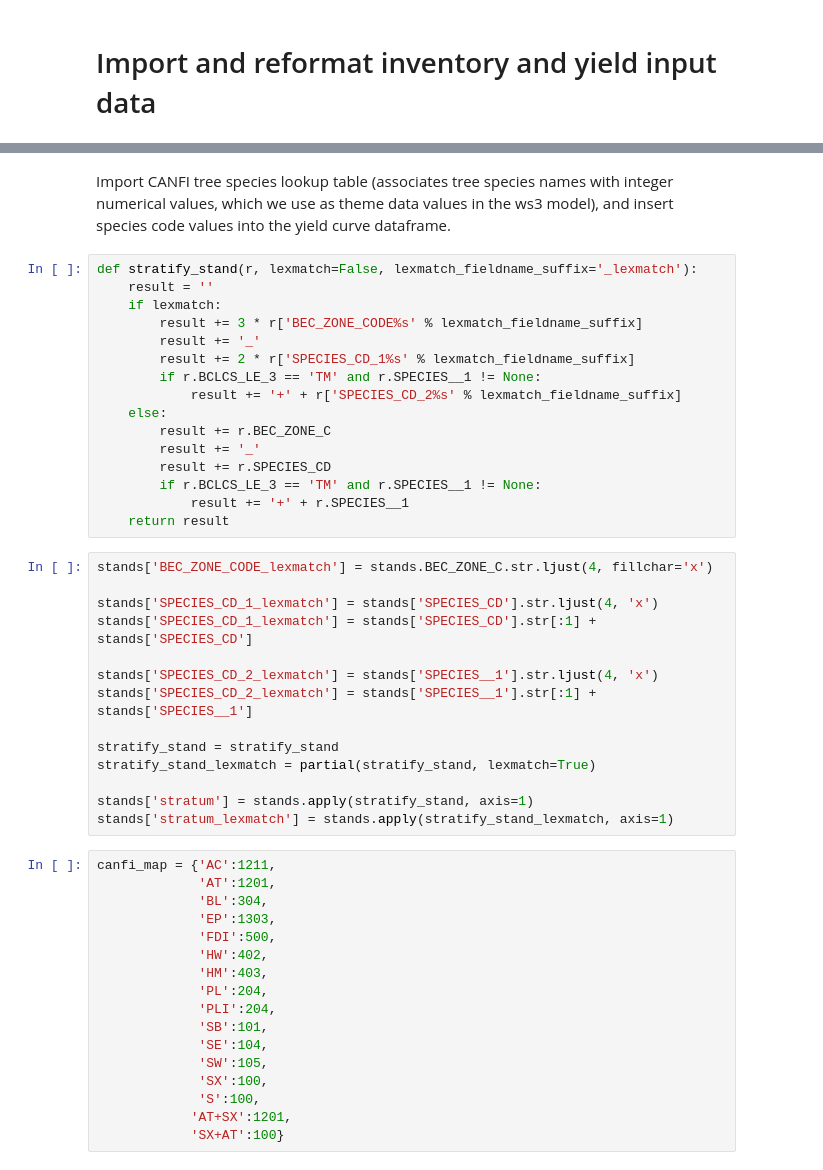
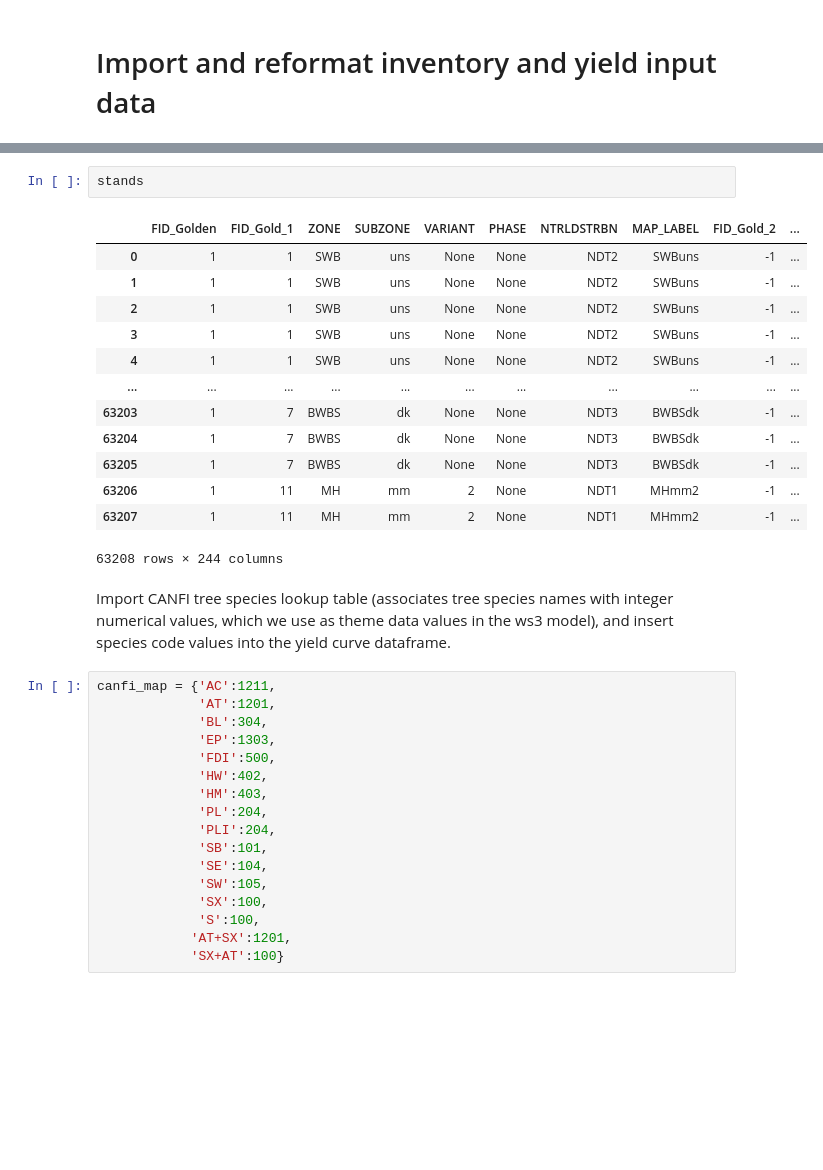
Before and after one commit to UBC-FRESH/nbds_mining, a Jupyter notebook: 00_woodstock_files_6theme.ipynb, the cells around one changed output, grey strips where cells are left out. Cells and saved outputs as stored; diff of their text form; blank space fills up the shorter version.

```diff
--- a/00_woodstock_files_6theme.ipynb
+++ b/00_woodstock_files_6theme.ipynb
@@ -56,35 +56,21 @@ It took 12.1 minutes to run this script.
+# %%
+stands
+# %% [output]
+|  | FID_Golden | FID_Gold_1 | ZONE | SUBZONE | VARIANT | PHASE | NTRLDSTRBN | MAP_LABEL | FID_Gold_2 | ... |
+| 0 | 1 | 1 | SWB | uns | None | None | NDT2 | SWBuns | -1 | ... |
+| 1 | 1 | 1 | SWB | uns | None | None | NDT2 | SWBuns | -1 | ... |
+| 2 | 1 | 1 | SWB | uns | None | None | NDT2 | SWBuns | -1 | ... |
+| 3 | 1 | 1 | SWB | uns | None | None | NDT2 | SWBuns | -1 | ... |
+| 4 | 1 | 1 | SWB | uns | None | None | NDT2 | SWBuns | -1 | ... |
+| ... | ... | ... | ... | ... | ... | ... | ... | ... | ... | ... |
+| 63203 | 1 | 7 | BWBS | dk | None | None | NDT3 | BWBSdk | -1 | ... |
+| 63204 | 1 | 7 | BWBS | dk | None | None | NDT3 | BWBSdk | -1 | ... |
+| 63205 | 1 | 7 | BWBS | dk | None | None | NDT3 | BWBSdk | -1 | ... |
+| 63206 | 1 | 11 | MH | mm | 2 | None | NDT1 | MHmm2 | -1 | ... |
+| 63207 | 1 | 11 | MH | mm | 2 | None | NDT1 | MHmm2 | -1 | ... |
+63208 rows × 244 columns
 # %% [markdown]
 Import CANFI tree species lookup table (associates tree species names with integer numerical values, which we use as theme data values in the ws3 model), and insert species code values into the yield curve dataframe.
-# %%
-def stratify_stand(r, lexmatch=False, lexmatch_fieldname_suffix='_lexmatch'):
-    result = ''
-    if lexmatch:
-        result += 3 * r['BEC_ZONE_CODE%s' % lexmatch_fieldname_suffix]
-        result += '_'
-        result += 2 * r['SPECIES_CD_1%s' % lexmatch_fieldname_suffix]
-        if r.BCLCS_LE_3 == 'TM' and r.SPECIES__1 != None:
-            result += '+' + r['SPECIES_CD_2%s' % lexmatch_fieldname_suffix]
-    else:
-        result += r.BEC_ZONE_C
-        result += '_'
-        result += r.SPECIES_CD
-        if r.BCLCS_LE_3 == 'TM' and r.SPECIES__1 != None:
-            result += '+' + r.SPECIES__1
-    return result
-# %%
-stands['BEC_ZONE_CODE_lexmatch'] = stands.BEC_ZONE_C.str.ljust(4, fillchar='x')
-
-stands['SPECIES_CD_1_lexmatch'] = stands['SPECIES_CD'].str.ljust(4, 'x')
-stands['SPECIES_CD_1_lexmatch'] = stands['SPECIES_CD'].str[:1] + stands['SPECIES_CD']
-
-stands['SPECIES_CD_2_lexmatch'] = stands['SPECIES__1'].str.ljust(4, 'x')
-stands['SPECIES_CD_2_lexmatch'] = stands['SPECIES__1'].str[:1] + stands['SPECIES__1']
-
-stratify_stand = stratify_stand
-stratify_stand_lexmatch = partial(stratify_stand, lexmatch=True)
-
-stands['stratum'] = stands.apply(stratify_stand, axis=1)
-stands['stratum_lexmatch'] = stands.apply(stratify_stand_lexmatch, axis=1)
 # %%
 canfi_map = {'AC':1211,
              'AT':1201,
```
Also changed, not shown: parts of 8 cells of this notebook, 1 other file.
